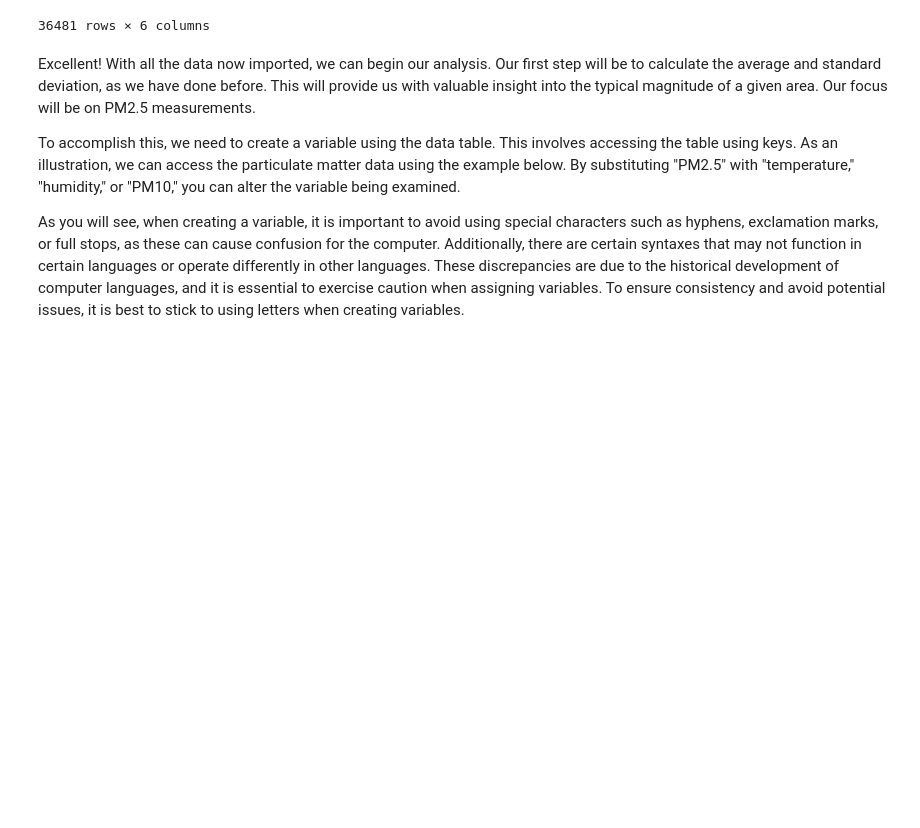
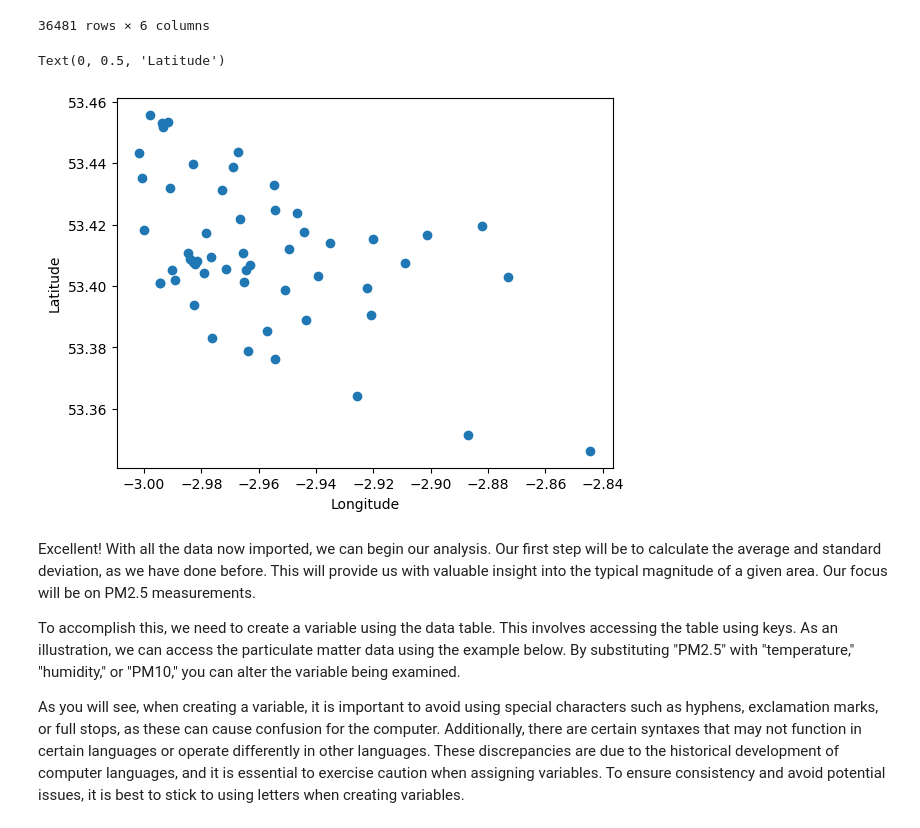
Before and after one commit to flowonthegoliv/ENVS666_2024, a Jupyter notebook: Tutorial_1.ipynb, the cells around one changed output. Saved outputs shown, nothing was run; the diff lists cells and outputs as text; code cells hidden in the pictures; blank space fills up the shorter version.

```diff
--- a/Tutorial_1.ipynb
+++ b/Tutorial_1.ipynb
@@ -155,6 +155,19 @@ df
 | 36479 | 2024-01-30 23:30:00 | 0.321284 | 86.5872 | 4.18977 | 10.44650 | 17.9435 |
 | 36480 | 2024-01-31 00:00:00 | 0.536159 | 85.8217 | 3.88804 | 7.34089 | 15.3888 |
 36481 rows × 6 columns
+# %%
+#where are these points
+
+import matplotlib.pyplot as plt
+
+sensors = data['sensorInfo']
+df = pd.DataFrame(sensors)
+plt.scatter(df['lng'],df['lat'])
+plt.xlabel('Longitude') # add some lables
+plt.ylabel('Latitude') # add some lables
+# %% [output]
+Text(0, 0.5, 'Latitude')
+[figure, added]
 # %% [markdown]
 Excellent! With all the data now imported, we can begin our analysis. Our first step will be to calculate the average and standard deviation, as we have done before. This will provide us with valuable insight into the typical magnitude of a given area. Our focus will be on PM2.5 measurements.
 
```
Also changed, not shown: parts of 21 cells of this notebook.
